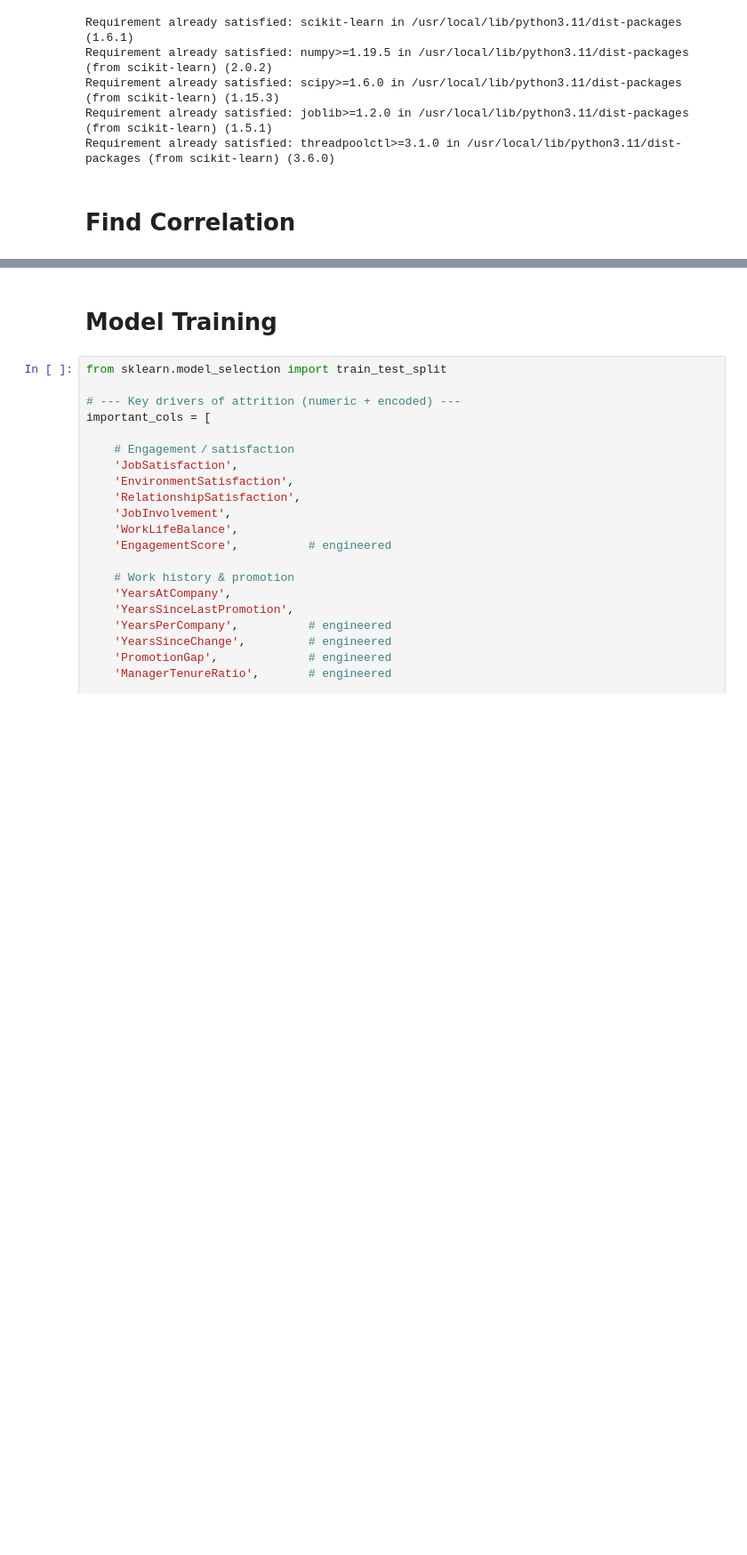
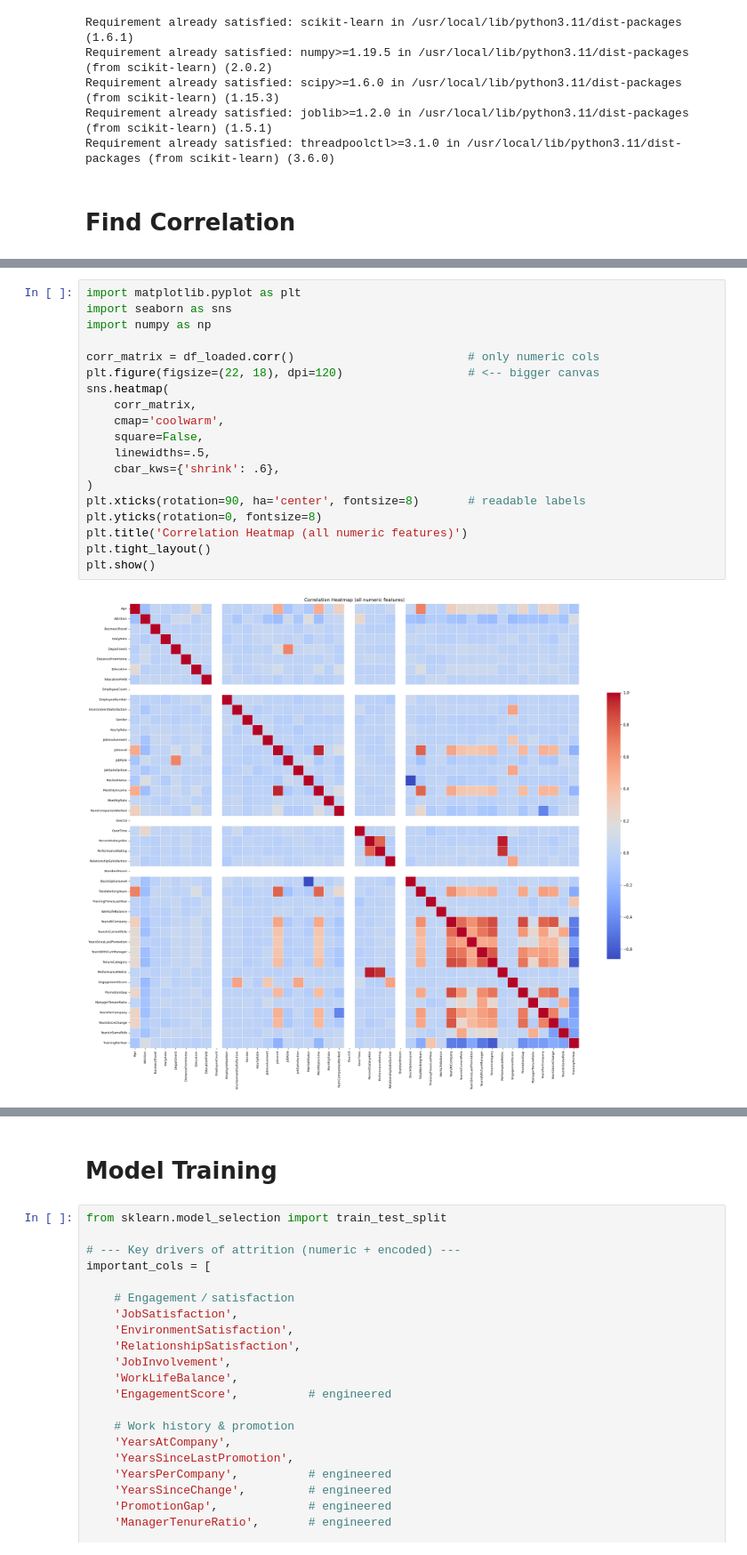
Before and after one commit to Mahendran180923/employee_attrition, a Jupyter notebook: Employee_Attrition.ipynb, the cells around one changed output, grey strips where cells are left out. Shown at 89% size. Drawn from its saved outputs; the diff is of its cells as text; blank space fills up the shorter version.

```diff
--- a/Employee_Attrition.ipynb
+++ b/Employee_Attrition.ipynb
@@ -578,0 +625,21 @@ plt.show()
+# %%
+import matplotlib.pyplot as plt
+import seaborn as sns
+import numpy as np
+
+corr_matrix = df_loaded.corr()                         # only numeric cols
+plt.figure(figsize=(22, 18), dpi=120)                  # <‑‑ bigger canvas
+sns.heatmap(
+    corr_matrix,
+    cmap='coolwarm',
+    square=False,
+    linewidths=.5,
+    cbar_kws={'shrink': .6},
+)
+plt.xticks(rotation=90, ha='center', fontsize=8)       # readable labels
+plt.yticks(rotation=0, fontsize=8)
+plt.title('Correlation Heatmap (all numeric features)')
+plt.tight_layout()
+plt.show()
+# %% [output]
+[figure, added]
```
Also changed, not shown: parts of 11 cells of this notebook.
